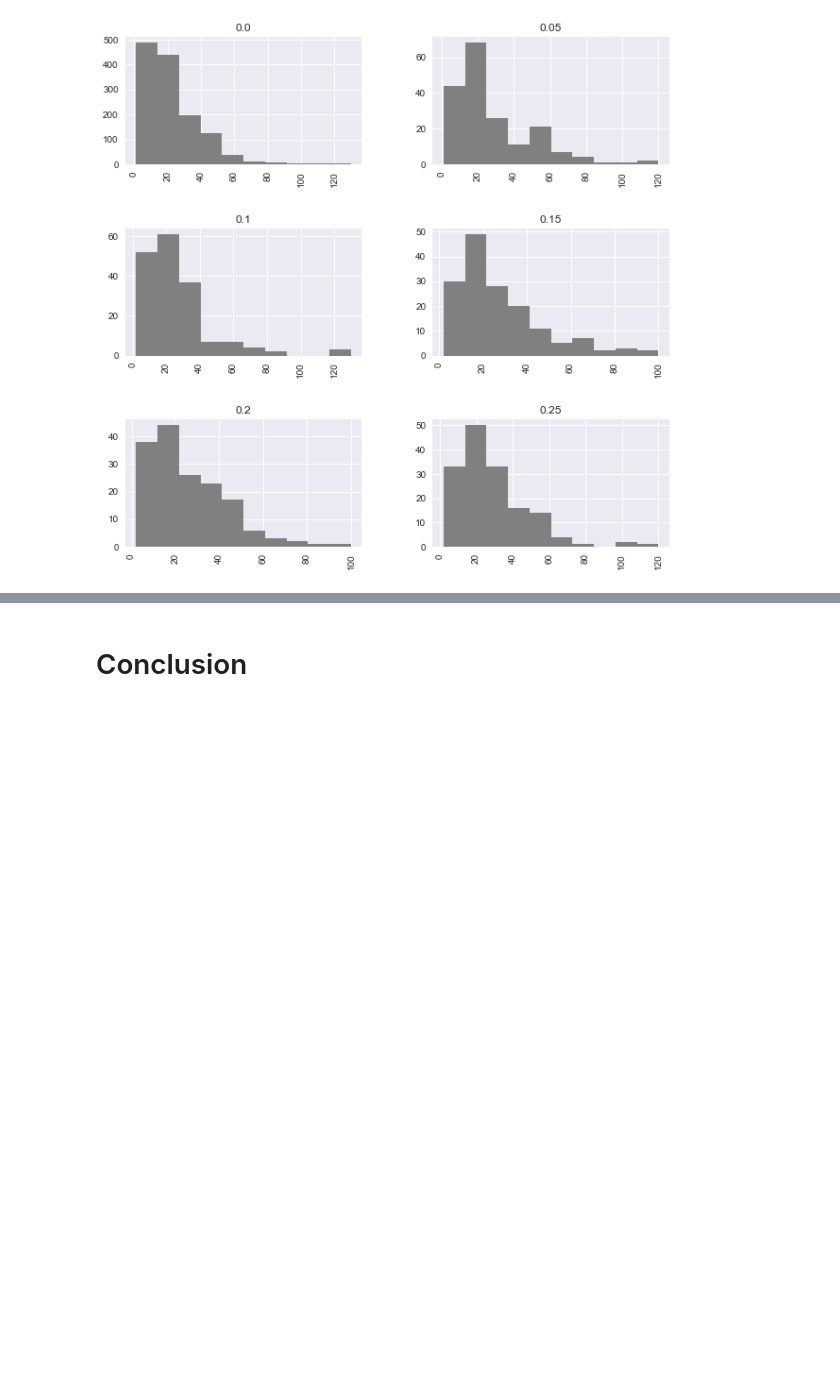
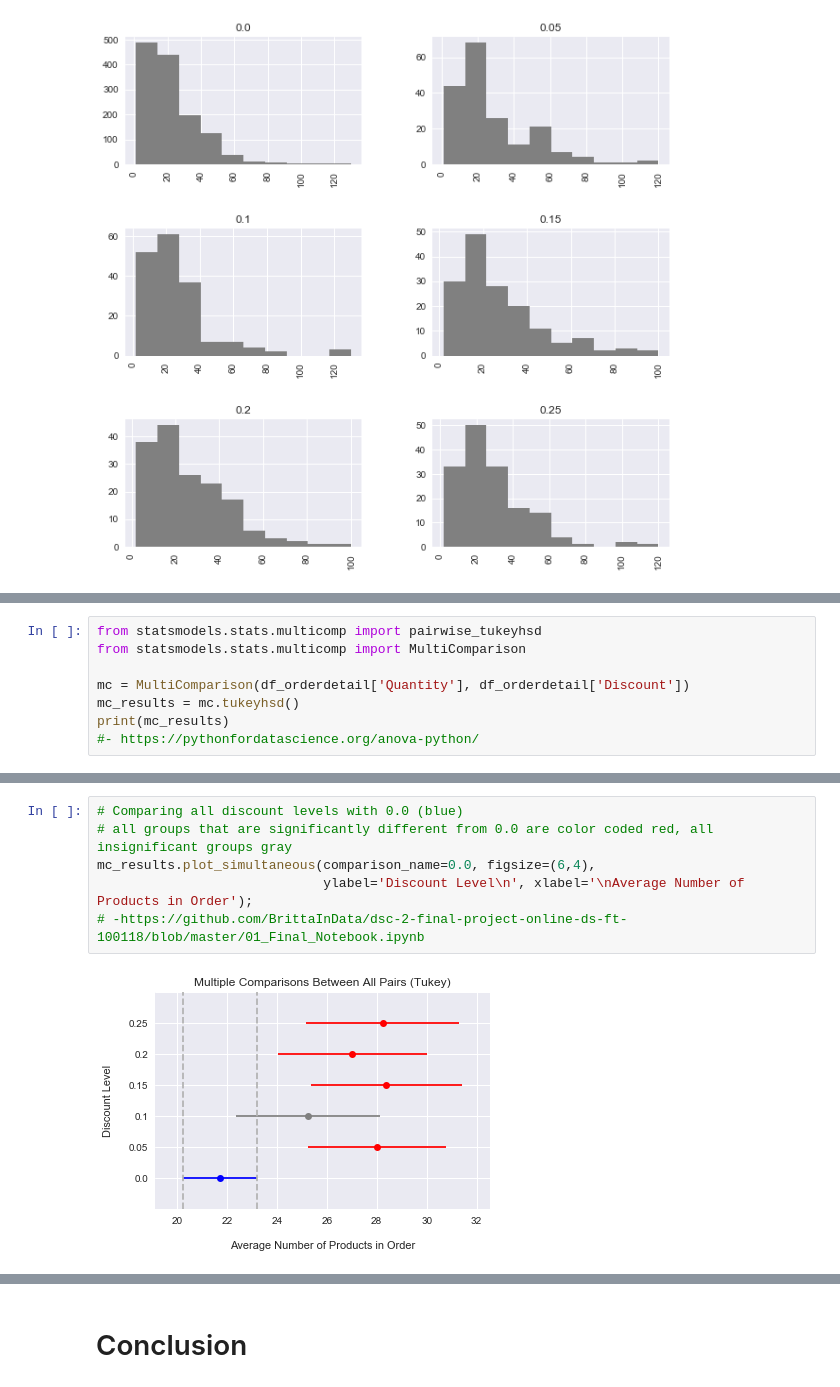
Before and after one commit to kristentaytok/dsc-2-final-project-online-ds-pt-021119, a Jupyter notebook: module2project.ipynb, the cells around one changed output, grey strips where cells are left out. Cells and saved outputs as stored; diff of their text form; blank space fills up the shorter version.

```diff
--- a/module2project.ipynb
+++ b/module2project.ipynb
@@ -286,0 +288,8 @@ Reject Null Hypothesis
+# %%
+from statsmodels.stats.multicomp import pairwise_tukeyhsd
+from statsmodels.stats.multicomp import MultiComparison
+
+mc = MultiComparison(df_orderdetail['Quantity'], df_orderdetail['Discount'])
+mc_results = mc.tukeyhsd()
+print(mc_results)
+#- https://pythonfordatascience.org/anova-python/
@@ -286,0 +317,8 @@ Reject Null Hypothesis
+# %%
+# Comparing all discount levels with 0.0 (blue)
+# all groups that are significantly different from 0.0 are color coded red, all insignificant groups gray
+mc_results.plot_simultaneous(comparison_name=0.0, figsize=(6,4),
+                             ylabel='Discount Level\n', xlabel='\nAverage Number of Products in Order');
+# -https://github.com/BrittaInData/dsc-2-final-project-online-ds-ft-100118/blob/master/01_Final_Notebook.ipynb
+# %% [output]
+[figure, added]
```
Also changed, not shown: parts of 13 cells of this notebook.
